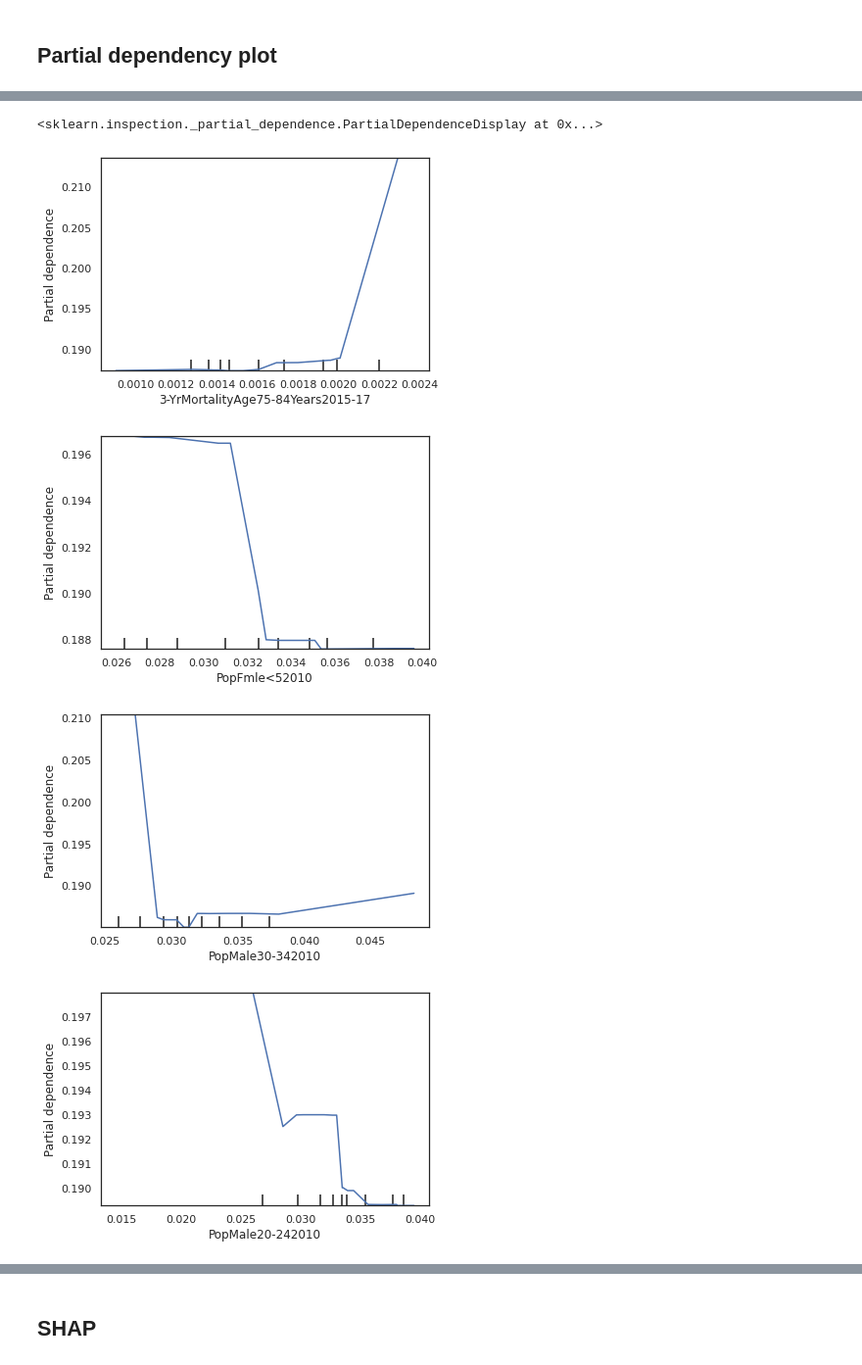
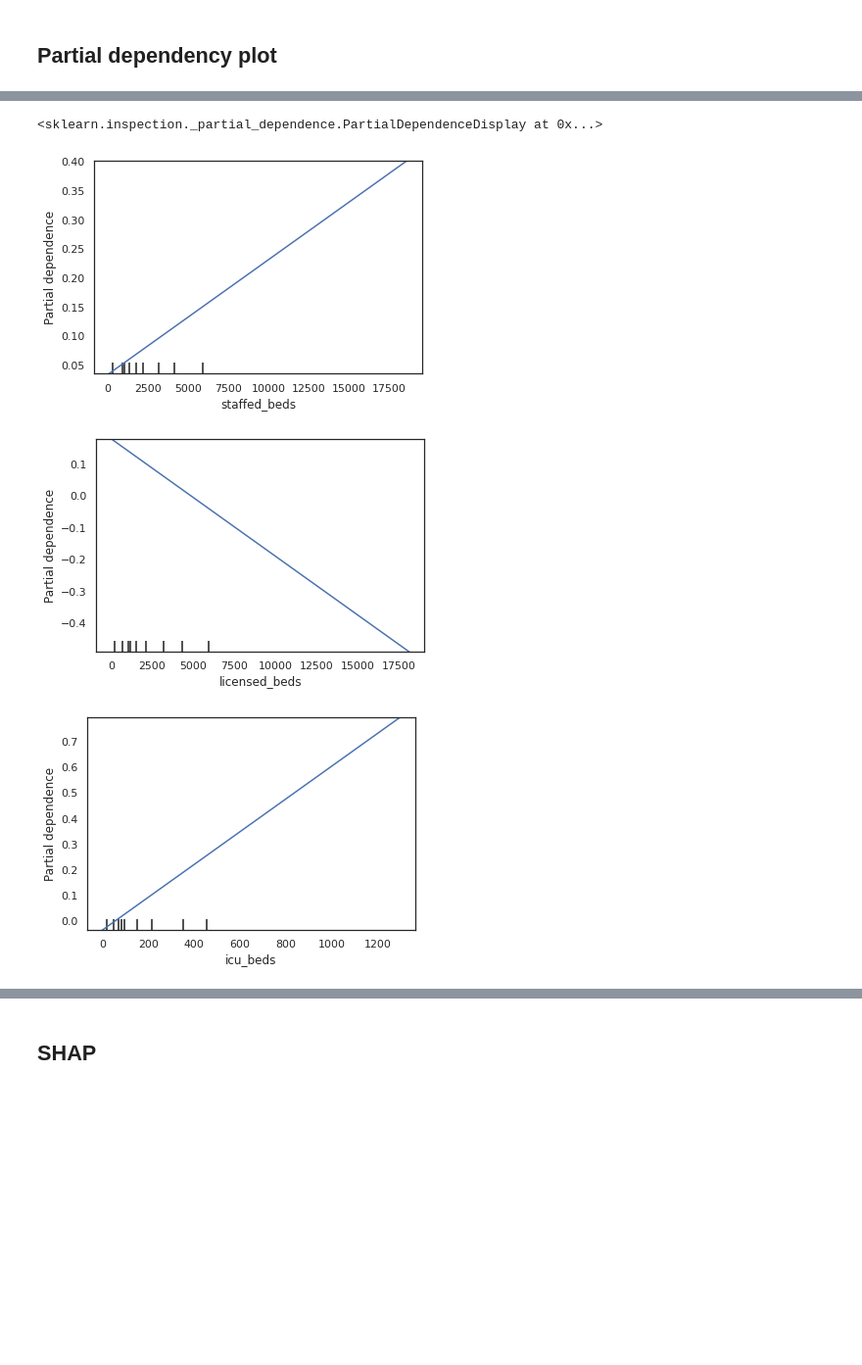
Before and after one commit to danielnee2/SKTW, a Jupyter notebook: TC/prediction_TC.ipynb, the cells around one changed output, grey strips where cells are left out. Shown at 98% size. Drawn from its saved outputs; the diff is of its cells as text; code cells hidden in the pictures; blank space fills up the shorter version.

```diff
--- a/TC/prediction_TC.ipynb
+++ b/TC/prediction_TC.ipynb
@@ -352,10 +363,3 @@ show(p)
 # %%
 param_ranges = [(0, np.inf)]*6
 initial_ranges = [(0,1)]*5
-# %%
-plt.figure(figsize=(20,10))
-for ns in range(1,20,2):
-    res = least_squares(death_cost, guesses, args=(xs[:-ns],), bounds=np.transpose(np.array(param_ranges+initial_ranges)))
-    plt.plot(model(res.x,tmax=len(xs))[:,5],alpha=1-(ns-1)/20,c='k')
-plt.plot(xs,c='r')
-plt.show()
@@ -505,13 +524,6 @@ def predict_selected_county_before_window2(countyFIPS, n_days_before):
     x_is = x_i.loc[:,padding_i:].values.flatten()/N
     res = least_squares(death_cost, guesses,args=(x_ds[:-n_days_before],x_is[:-n_days_before]),bounds=np.transpose(np.array(param_ranges+initial_ranges)))
     return res
-# %%
-def predict_selected_county_before_window2(countyFIPS, n_days_before):
-    x_raw = df2[df2['countyFIPS']==countyFIPS]
-    padding = get_first_nonzero(x_raw.iloc[:,4:])
-    xs = x_raw.loc[:,padding:].values.flatten()
-    res = least_squares(death_cost, guesses, args=(xs[:-n_days_before],), bounds=np.transpose(np.array(param_ranges+initial_ranges)))
-    return res
 # %%
 X_correlations = pd.DataFrame(index=df.loc[ind,'countyFIPS'].values)
 X_correlations.head()
@@ -561,0 +556,2 @@ Int64Index([ 6037,  9001,  9003,  9009, 17031, 25017, 25021, 25025, 26099,
+# %%
+X_correlations=X_correlations.dropna()
@@ -851,6 +854,6 @@ X_berkeley_tot
 # %%
-rf_Y = X_berkeley_tot.loc[:,'param1'].reset_index(drop=True)
-rf_X = X_berkeley_tot.loc[:,['Smokers_Percentage','MedianAge2010']].reset_index(drop=True)
+rf_Y = X_bed_tot.loc[:,'param4'].reset_index(drop=True)
+rf_X = X_bed_tot.loc[:,'staffed_beds':].reset_index(drop=True)
 # %%
 # rf_Y = df.loc[rf_X.index,'5/2/20']
 # %%
@@ -968,13 +951,10 @@ Index(['param0', 'param1', 'param2', 'param3', 'param4', 'param5', 'param6',
       dtype='object')
 # %%
-plot_partial_dependence(reg, X_test, [sorted_idx[0]])
-plot_partial_dependence(reg, X_test, [sorted_idx[1]])
-plot_partial_dependence(reg, X_test, [sorted_idx[2]])
-plot_partial_dependence(reg, X_test, [sorted_idx[3]])
-plot_partial_dependence(reg, X_test, [sorted_idx[4]])
+plot_partial_dependence(reg, X_train, [sorted_idx[0]])
+plot_partial_dependence(reg, X_train, [sorted_idx[1]])
+plot_partial_dependence(reg, X_train, [sorted_idx[2]])
 # %% [output]
 <sklearn.inspection._partial_dependence.PartialDependenceDisplay at 0x...>
-[figure, old version]
+[figure, new version]
-[figure, old version]
+[figure, new version]
-[figure, old version]
+[figure, new version]
-[figure, removed]
```
Also changed, not shown: parts of 45 cells of this notebook, 4 other files.
